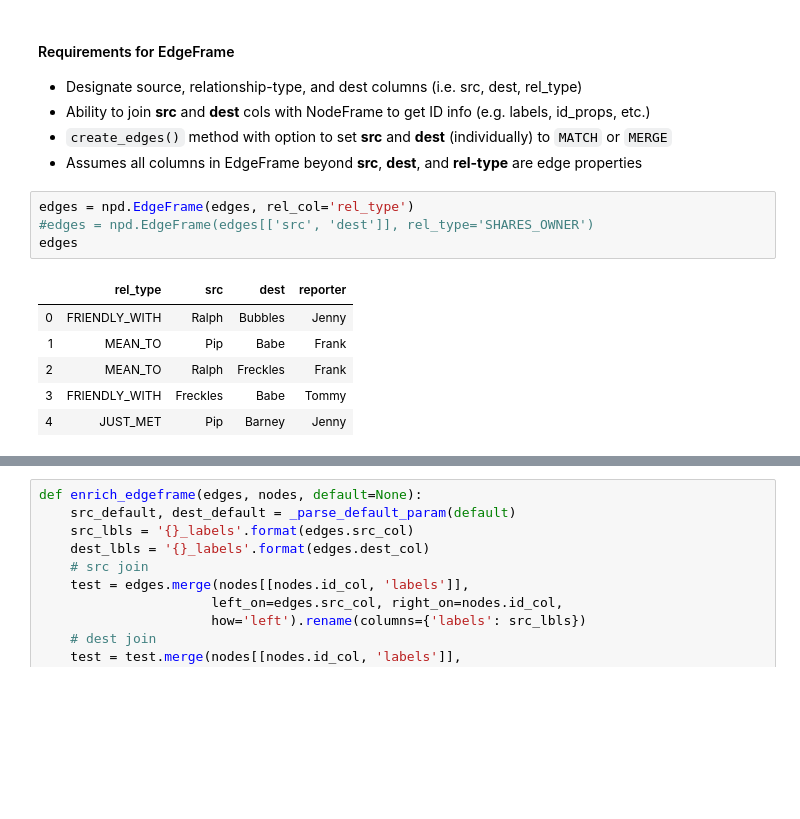
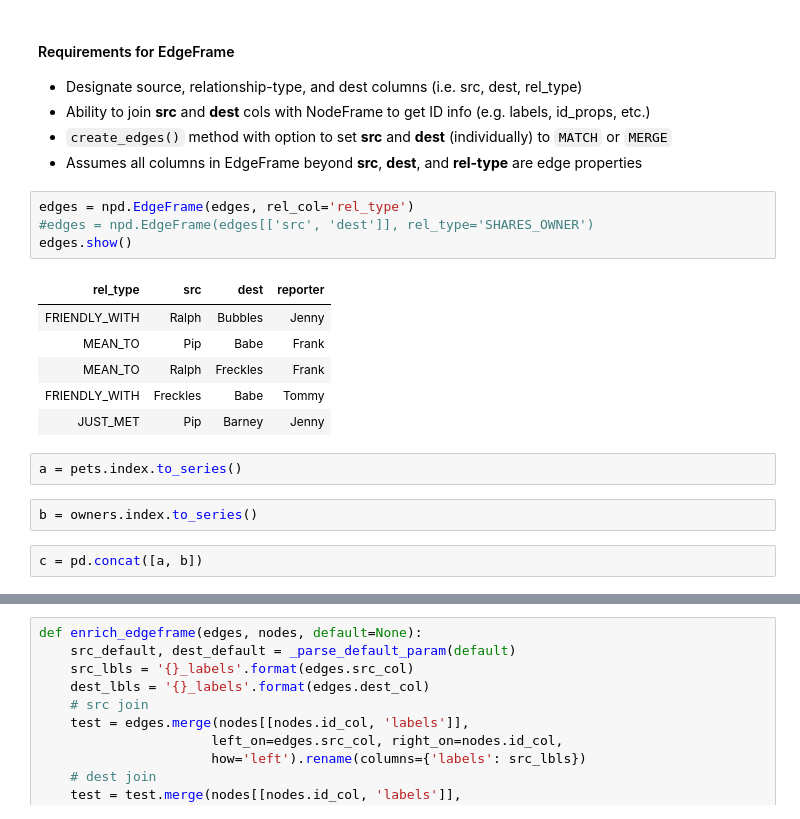
Before and after one commit to cldixon/neonpandas, a Jupyter notebook: NeonPandas-Dev.ipynb, the cells around one changed output, grey strips where cells are left out. Cells and saved outputs as stored; diff of their text form; blank space fills up the shorter version.

Commit message:
Development toward NodeFrame and EdgeFrame integration.

```diff
--- a/NeonPandas-Dev.ipynb
+++ b/NeonPandas-Dev.ipynb
@@ -78,11 +78,17 @@ edges
 # %%
 edges = npd.EdgeFrame(edges, rel_col='rel_type')
 #edges = npd.EdgeFrame(edges[['src', 'dest']], rel_type='SHARES_OWNER')
-edges
+edges.show()
 # %% [output]
-|  | rel_type | src | dest | reporter |
-| 0 | FRIENDLY_WITH | Ralph | Bubbles | Jenny |
-| 1 | MEAN_TO | Pip | Babe | Frank |
-| 2 | MEAN_TO | Ralph | Freckles | Frank |
-| 3 | FRIENDLY_WITH | Freckles | Babe | Tommy |
-| 4 | JUST_MET | Pip | Barney | Jenny |
+| rel_type | src | dest | reporter |
+| FRIENDLY_WITH | Ralph | Bubbles | Jenny |
+| MEAN_TO | Pip | Babe | Frank |
+| MEAN_TO | Ralph | Freckles | Frank |
+| FRIENDLY_WITH | Freckles | Babe | Tommy |
+| JUST_MET | Pip | Barney | Jenny |
+# %%
+a = pets.index.to_series()
+# %%
+b = owners.index.to_series()
+# %%
+c = pd.concat([a, b])
```
Also changed, not shown: parts of 36 cells of this notebook, 5 other files.
